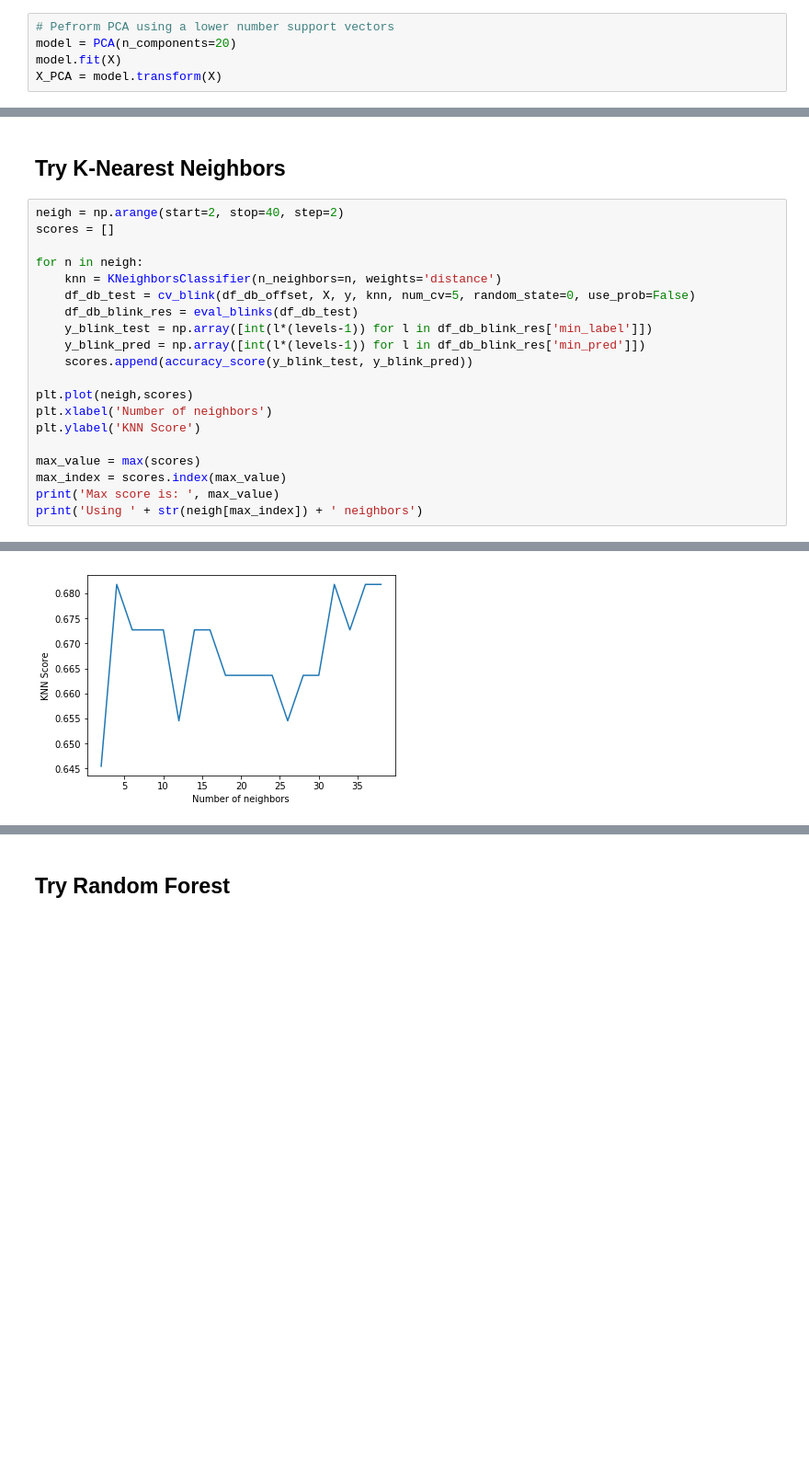
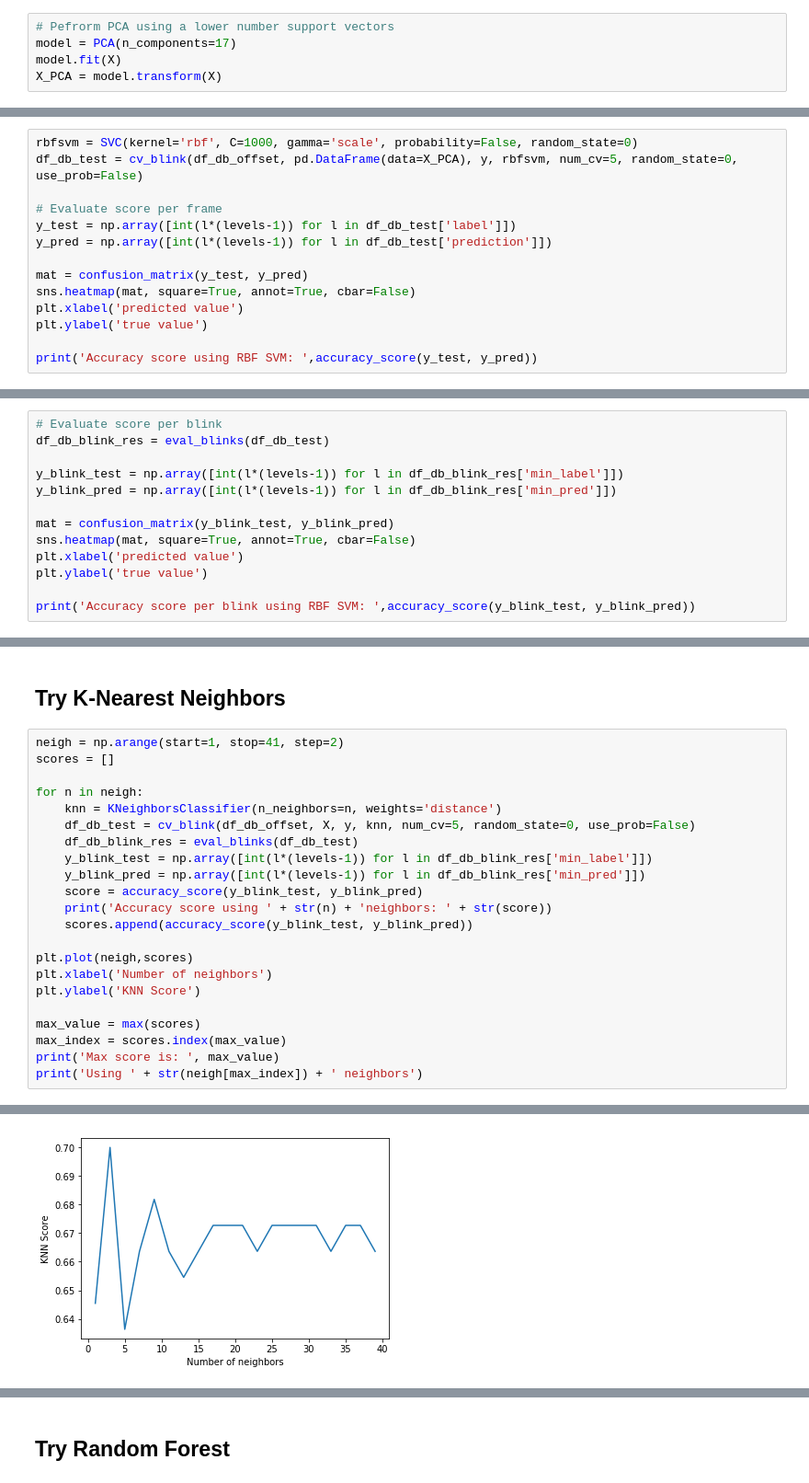
Before and after one commit to OrenShapira/BioMed_Final_Project, a Jupyter notebook: Files/Code/4_training_classifiers/4_training_classifiers.ipynb, the cells around one changed output, grey strips where cells are left out. Shown: that part at 92% size. Drawn from its saved outputs; the diff is of its cells as text; blank space fills up the shorter version.

Commit message:
Step4 - final commit

```diff
--- a/Files/Code/4_training_classifiers/4_training_classifiers.ipynb
+++ b/Files/Code/4_training_classifiers/4_training_classifiers.ipynb
@@ -95,7 +95,7 @@ plt.show()
 [figure]
 # %%
 # Pefrorm PCA using a lower number support vectors
-model = PCA(n_components=20)
+model = PCA(n_components=17)
 model.fit(X)
 X_PCA = model.transform(X)
 # %% [markdown]
@@ -300,0 +303,14 @@ Accuracy score per blink using RBF SVM:  0.7363636363636363
+# %%
+rbfsvm = SVC(kernel='rbf', C=1000, gamma='scale', probability=False, random_state=0)
+df_db_test = cv_blink(df_db_offset, pd.DataFrame(data=X_PCA), y, rbfsvm, num_cv=5, random_state=0, use_prob=False)
+
+# Evaluate score per frame
+y_test = np.array([int(l*(levels-1)) for l in df_db_test['label']])
+y_pred = np.array([int(l*(levels-1)) for l in df_db_test['prediction']])
+
+mat = confusion_matrix(y_test, y_pred)
+sns.heatmap(mat, square=True, annot=True, cbar=False)
+plt.xlabel('predicted value')
+plt.ylabel('true value')
+
+print('Accuracy score using RBF SVM: ',accuracy_score(y_test, y_pred))
@@ -300,0 +320,13 @@ Accuracy score per blink using RBF SVM:  0.7363636363636363
+# %%
+# Evaluate score per blink
+df_db_blink_res = eval_blinks(df_db_test)
+
+y_blink_test = np.array([int(l*(levels-1)) for l in df_db_blink_res['min_label']])
+y_blink_pred = np.array([int(l*(levels-1)) for l in df_db_blink_res['min_pred']])
+
+mat = confusion_matrix(y_blink_test, y_blink_pred)
+sns.heatmap(mat, square=True, annot=True, cbar=False)
+plt.xlabel('predicted value')
+plt.ylabel('true value')
+
+print('Accuracy score per blink using RBF SVM: ',accuracy_score(y_blink_test, y_blink_pred))
@@ -351,7 +387,7 @@ dump(rbfsvm, 'model.joblib')
 # %% [markdown]
 ## Try K-Nearest Neighbors
 # %%
-neigh = np.arange(start=2, stop=40, step=2)
+neigh = np.arange(start=1, stop=41, step=2)
 scores = []
 
 for n in neigh:
@@ -360,6 +396,8 @@ for n in neigh:
     df_db_blink_res = eval_blinks(df_db_test)
     y_blink_test = np.array([int(l*(levels-1)) for l in df_db_blink_res['min_label']])
     y_blink_pred = np.array([int(l*(levels-1)) for l in df_db_blink_res['min_pred']])
+    score = accuracy_score(y_blink_test, y_blink_pred)
+    print('Accuracy score using ' + str(n) + 'neighbors: ' + str(score))
     scores.append(accuracy_score(y_blink_test, y_blink_pred))
 
 plt.plot(neigh,scores)
@@ -376,3 +429,3 @@ Using 4 neighbors
-[figure, old version]
+[figure, new version]
 # %%
 # Display results using KNN with the optimal number of neighbors
```
Also changed, not shown: parts of 37 cells of this notebook, 1 other file.
